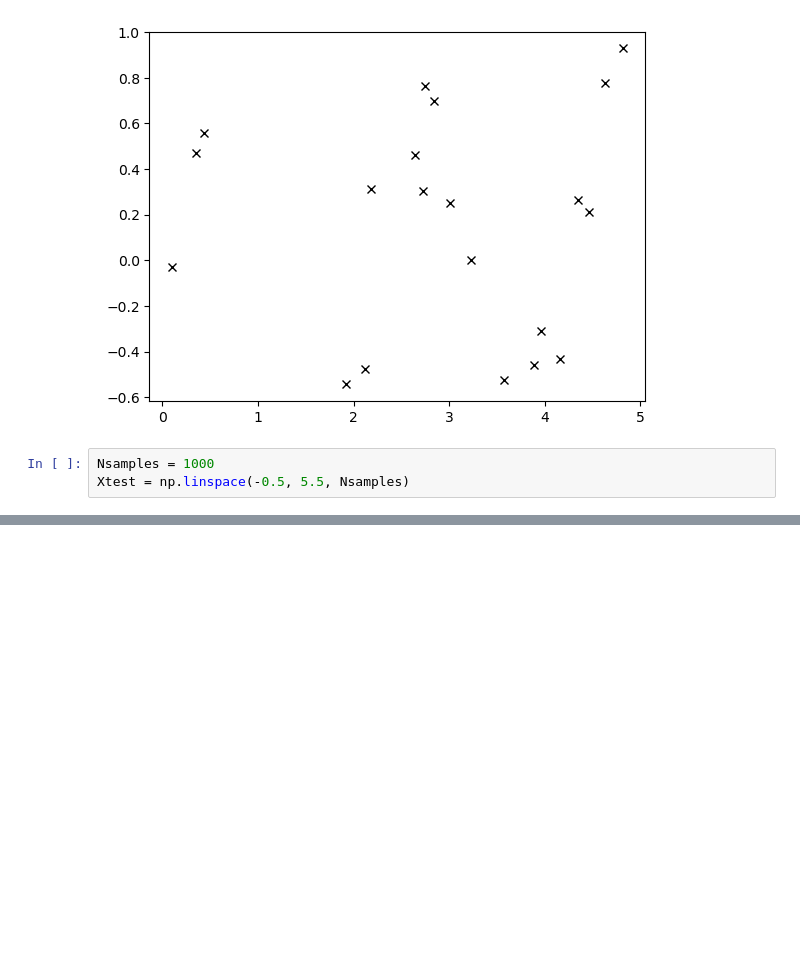
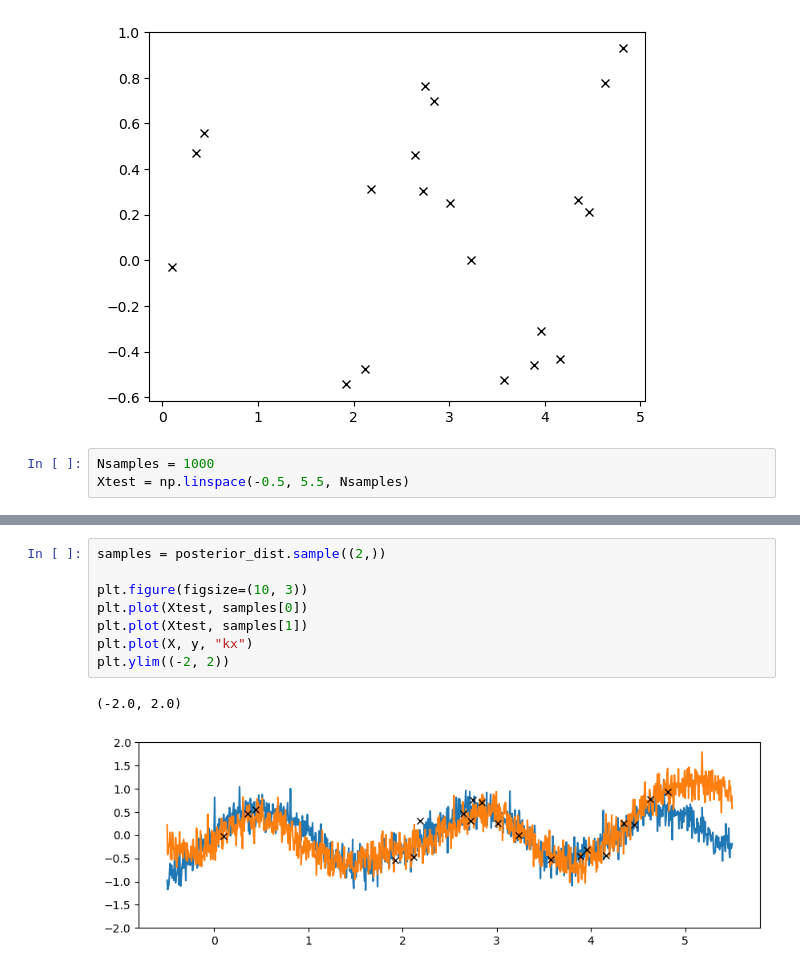
Before and after one commit to luisdiaz1997/SpatialFactorization, a Jupyter notebook: notebooks/Gaussian Processes/GP_test.ipynb, the cells around one changed output, grey strips where cells are left out. Cells and saved outputs as stored; diff of their text form; blank space fills up the shorter version.

```diff
--- a/notebooks/Gaussian Processes/GP_test.ipynb
+++ b/notebooks/Gaussian Processes/GP_test.ipynb
@@ -68,0 +139,11 @@ plt.ylim((-8, 8))
+# %%
+samples = posterior_dist.sample((2,))
+
+plt.figure(figsize=(10, 3))
+plt.plot(Xtest, samples[0])
+plt.plot(Xtest, samples[1])
+plt.plot(X, y, "kx")
+plt.ylim((-2, 2))
+# %% [output]
+(-2.0, 2.0)
+[figure, added]
```
Also changed, not shown: parts of 11 cells of this notebook, 1 other file.
